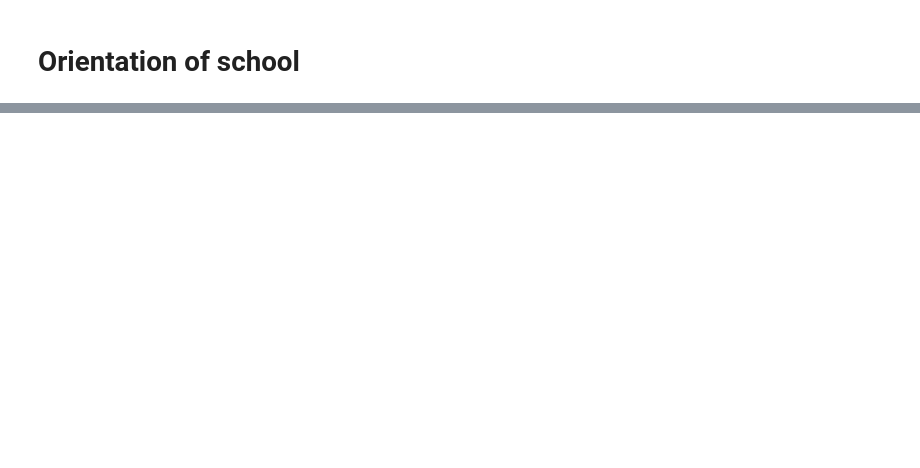
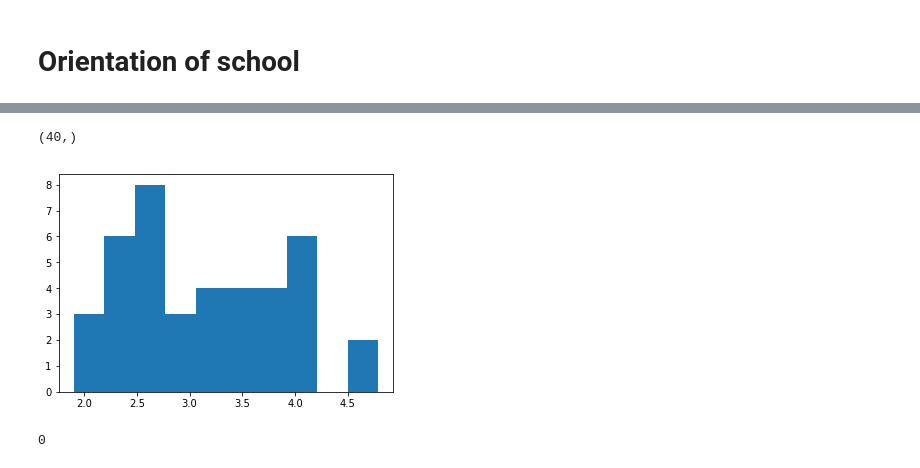
Before and after one commit to awakenting/master-thesis, a Jupyter notebook: code/school_startles_spatial_analysis.ipynb, the cells around one changed output, grey strips where cells are left out. Saved outputs shown, nothing was run; the diff lists cells and outputs as text; code cells hidden in the pictures; blank space fills up the shorter version.

```diff
--- a/code/school_startles_spatial_analysis.ipynb
+++ b/code/school_startles_spatial_analysis.ipynb
@@ -333,0 +358,22 @@ plt.show()
+# %%
+# startle direction calculation:
+distmatrix, dX, dY = CalcDistVecMatrix(pos[t,:,:], L, BC)
+dist_phi = np.arctan2(dX, dY) + np.pi * 1.0
+dist_phi = np.mean(dist_phi, axis=1)
+# %%
+dist_phi.shape
+# %% [output]
+(40,)
+# %%
+phi_uw = np.zeros((N, 2))
+phi_uw[:, 0] = np.cos(dist_phi)
+phi_uw[:, 1] = np.sin(dist_phi)
+plt.hist(dist_phi)
+
+plt.show()
+# %% [output]
+[figure, added]
+# %%
+BC
+# %% [output]
+0
```
Also changed, not shown: parts of 17 cells of this notebook, 1 other file.
